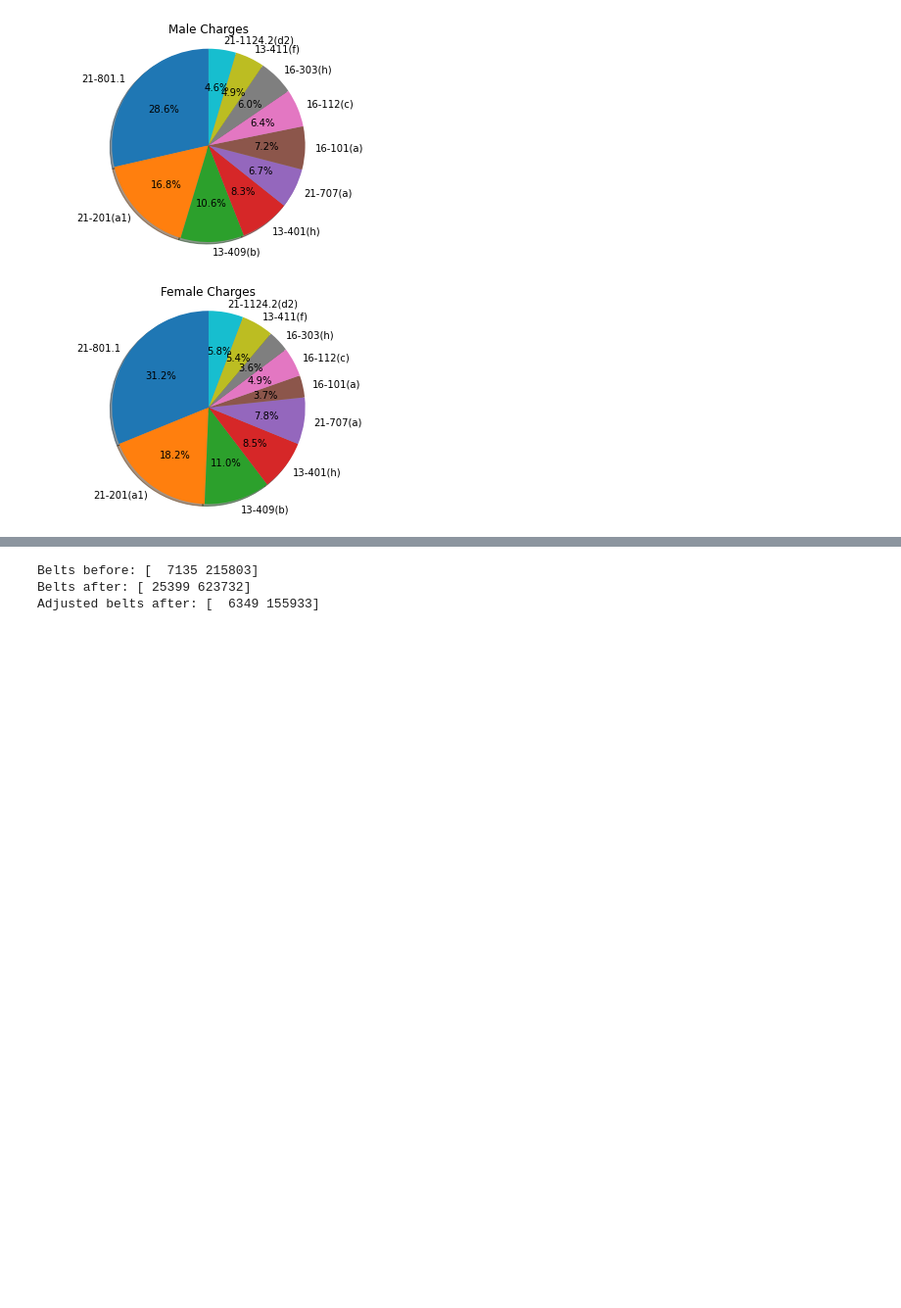
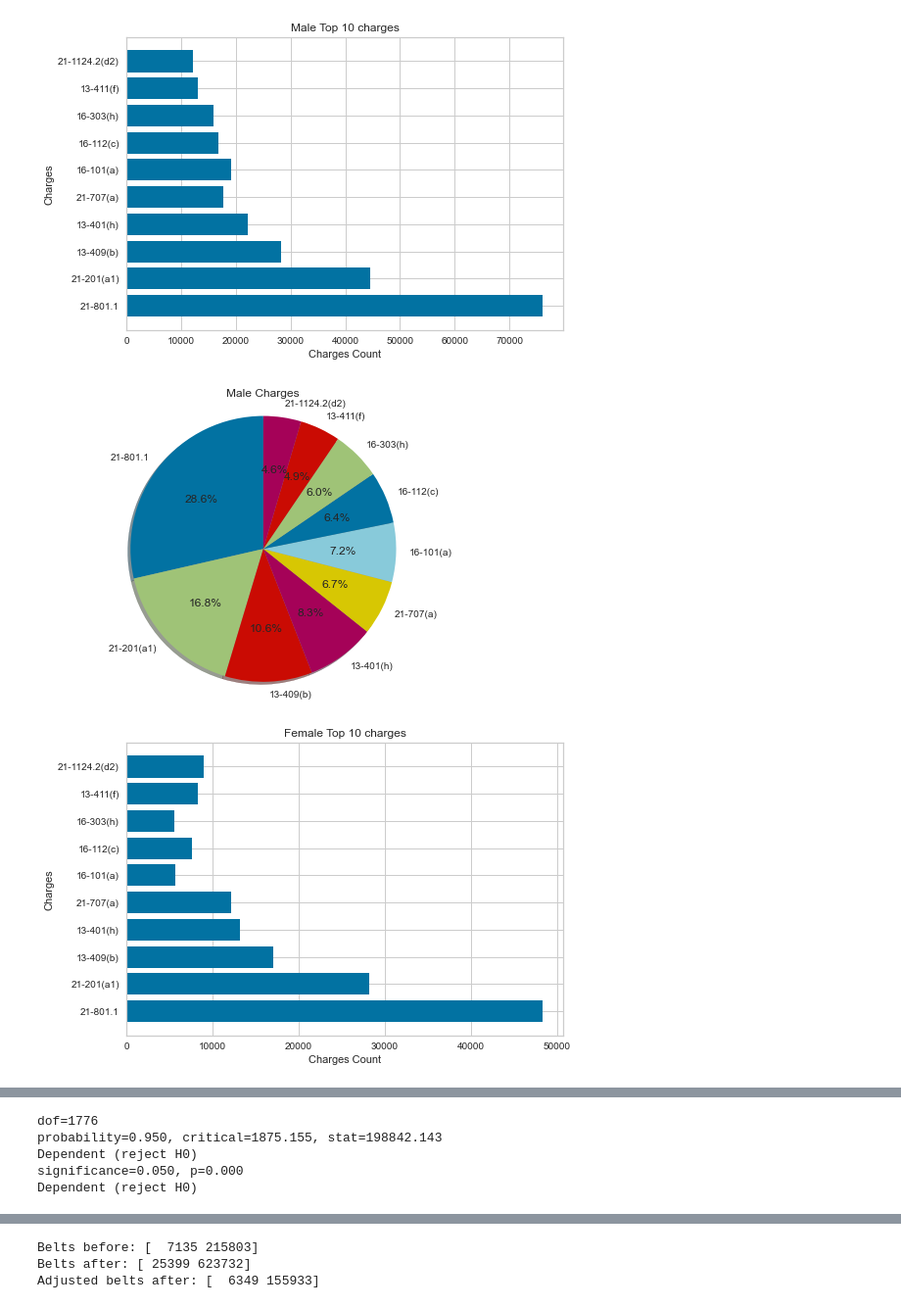
Before and after one commit to matlockhart/cs5830_final, a Jupyter notebook: final.ipynb, the cells around one changed output, grey strips where cells are left out. Shown: that part at 98% size. Saved outputs shown, nothing was run; the diff lists cells and outputs as text; code cells hidden in the pictures; blank space fills up the shorter version.

Commit message:
statistical significance test added for gender and ages. barplot added for charges. maryland different city zip code added

```diff
--- a/final.ipynb
+++ b/final.ipynb
@@ -19,33 +19,48 @@ top_10_charges = charge.head(10)
 # %%
 gender_charge = data[['Charge', 'Gender', 'Description']]
 gender = data.value_counts(['Gender']).reset_index(name='count')
 total_male = gender[gender['Gender'] == 'M'].count
 
 male_charge = {}
 female_charge = {}
 
 for charge in top_10_charges.Charge:
     c = gender_charge[gender_charge['Charge'] == charge]
     male = c[c['Gender']=='M']
     female = c[c['Gender']=='F']
     male_charge[charge] = male.shape[0]
     female_charge[charge] = female.shape[0]
 
+
+plt.barh(list(male_charge.keys()), male_charge.values())
+plt.xlabel("Charges Count")
+plt.ylabel("Charges")
+plt.title("Male Top 10 charges")
+plt.show()
+
 fig1, ax1 = plt.subplots()
 ax1.pie(male_charge.values(), labels=male_charge.keys(), autopct='%1.1f%%',
         shadow=True, startangle=90)
 ax1.axis('equal')  # Equal aspect ratio ensures that pie is drawn as a circle.
 plt.title("Male Charges")
 # show plot
 plt.show()
 
+
+plt.barh(list(female_charge.keys()), female_charge.values())
+plt.xlabel("Charges Count")
+plt.ylabel("Charges")
+plt.title("Female Top 10 charges")
+plt.show()
+
 fig1, ax1 = plt.subplots()
 ax1.pie(female_charge.values(), labels=female_charge.keys(), autopct='%1.1f%%',
         shadow=True, startangle=90)
-ax1.axis('equal')
+ax1.axis('equal')  # Equal aspect ratio ensures that pie is drawn as a circle.
 plt.title("Female Charges")
-# Equal aspect ratio ensures that pie is drawn as a circle.
+# show plot
 plt.show()
 # %% [output]
-[figure, old version]
+[figure, new version]
-[figure, old version]
+[figure, new version]
+[figure, added]
@@ -52,3 +68,32 @@ plt.show()
+# %%
+table = pd.crosstab(gender_charge['Gender'], gender_charge['Charge'])
+# chi-squared test with similar proportions
+from scipy.stats import chi2_contingency
+from scipy.stats import chi2
+
+stat, p, dof, expected = chi2_contingency(table)
+print('dof=%d' % dof)
+# interpret test-statistic
+prob = 0.95
+critical = chi2.ppf(prob, dof)
+print('probability=%.3f, critical=%.3f, stat=%.3f' % (prob, critical, stat))
+if abs(stat) >= critical:
+	print('Dependent (reject H0)')
+else:
+	print('Independent (fail to reject H0)')
+# interpret p-value
+alpha = 1.0 - prob
+print('significance=%.3f, p=%.3f' % (alpha, p))
+if p <= alpha:
+	print('Dependent (reject H0)')
+else:
+	print('Independent (fail to reject H0)')
+# %% [output]
+dof=1776
+probability=0.950, critical=1875.155, stat=198842.143
+Dependent (reject H0)
+significance=0.050, p=0.000
+Dependent (reject H0)
 # %%
 race_charge = data[['Charge', 'Race', 'Description']]
 race = data.value_counts(['Race']).reset_index(name='count')
```
Also changed, not shown: parts of 3 cells of this notebook, 1 other file.
